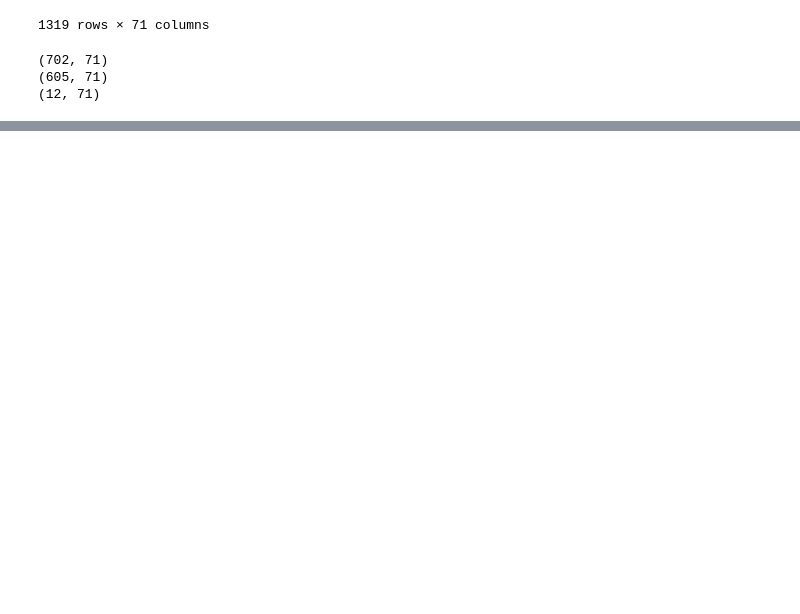
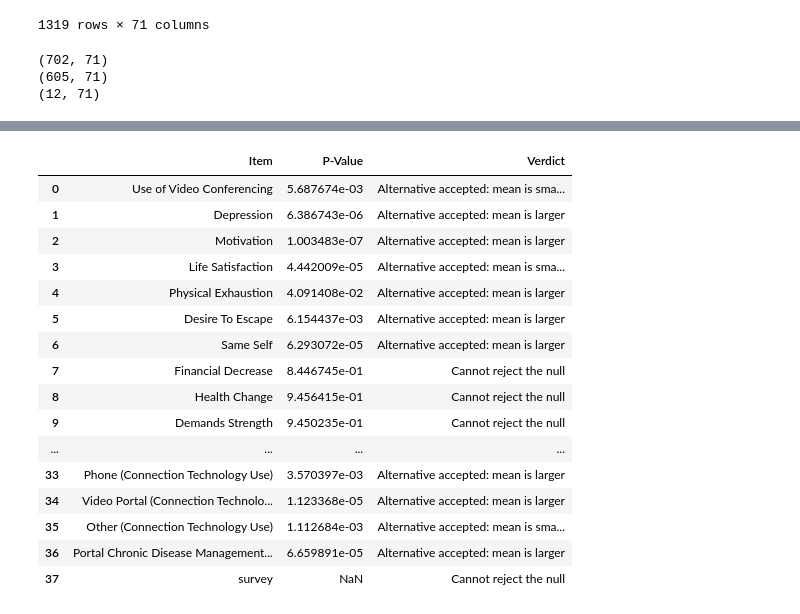
Before and after one commit to amudide/facebook-bayesian, a Jupyter notebook: Bayesian+Cont.ipynb, the cells around one changed output, grey strips where cells are left out. Saved outputs shown, nothing was run; the diff lists cells and outputs as text; code cells hidden in the pictures; blank space fills up the shorter version.

```diff
--- a/Bayesian+Cont.ipynb
+++ b/Bayesian+Cont.ipynb
@@ -185,3 +212,0 @@ ls
-# %%
-data1 = data[data['survey']==1]
-data2 = data[data['survey']==2]
@@ -208,3 +213 @@ dtype: float64
-# %%
-pd.set_option('display.max_rows', 100)
 # %%
@@ -394,0 +260,18 @@ res
+# %%
+w1data1 = data1[data1['survey']==1]
+w2data1 = data1[data1['survey']==2]
+w1data2 = data2[data2['survey']==1]
+w2data2 = data2[data2['survey']==2]
+
+print(w1data1.shape)
+print(w2data1.shape)
+print(w1data2.shape)
+print(w2data2.shape)
+
+survey1totals = pd.concat([w1data1, w1data2])
+survey2totals = pd.concat([w2data1, w2data2])
+
+print(survey1totals.shape)
+print(survey2totals.shape)
+print(survey2totals.sum(axis = 0))
+results = []
@@ -394,0 +296,21 @@ res
+# %%
+res = analyze(w1data1, w1data2)
+res
+# %% [output]
+|  | Item | P-Value | Verdict |
+| 0 | Use of Video Conferencing | 5.687674e-03 | Alternative accepted: mean is sma... |
+| 1 | Depression | 6.386743e-06 | Alternative accepted: mean is larger |
+| 2 | Motivation | 1.003483e-07 | Alternative accepted: mean is larger |
+| 3 | Life Satisfaction | 4.442009e-05 | Alternative accepted: mean is sma... |
+| 4 | Physical Exhaustion | 4.091408e-02 | Alternative accepted: mean is larger |
+| 5 | Desire To Escape | 6.154437e-03 | Alternative accepted: mean is larger |
+| 6 | Same Self | 6.293072e-05 | Alternative accepted: mean is larger |
+| 7 | Financial Decrease | 8.446745e-01 | Cannot reject the null |
+| 8 | Health Change | 9.456415e-01 | Cannot reject the null |
+| 9 | Demands Strength | 9.450235e-01 | Cannot reject the null |
+| ... | ... | ... | ... |
+| 33 | Phone (Connection Technology Use) | 3.570397e-03 | Alternative accepted: mean is larger |
+| 34 | Video Portal (Connection Technolo... | 1.123368e-05 | Alternative accepted: mean is larger |
+| 35 | Other (Connection Technology Use) | 1.112684e-03 | Alternative accepted: mean is sma... |
+| 36 | Portal Chronic Disease Management... | 6.659891e-05 | Alternative accepted: mean is larger |
+| 37 | survey | NaN | Cannot reject the null |
```
Also changed, not shown: parts of 22 cells of this notebook.
